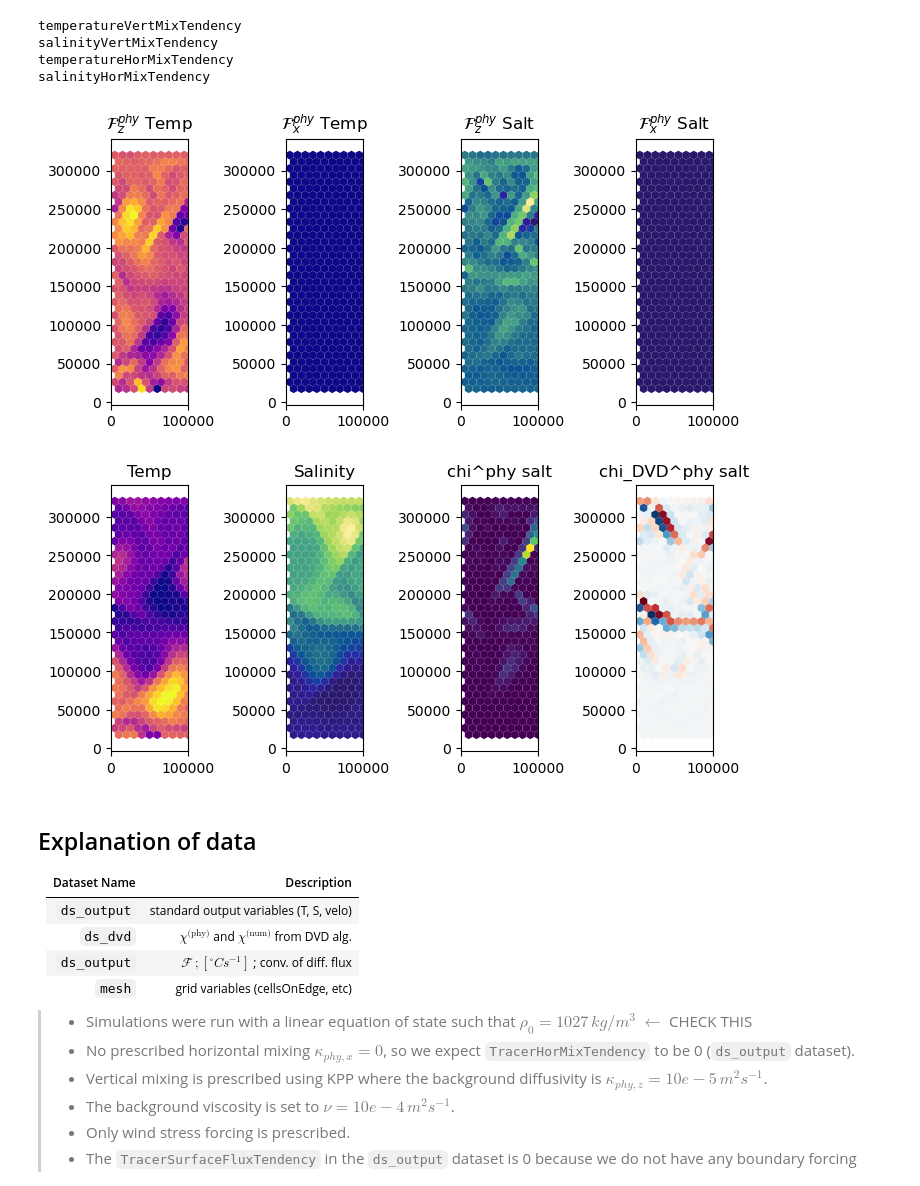
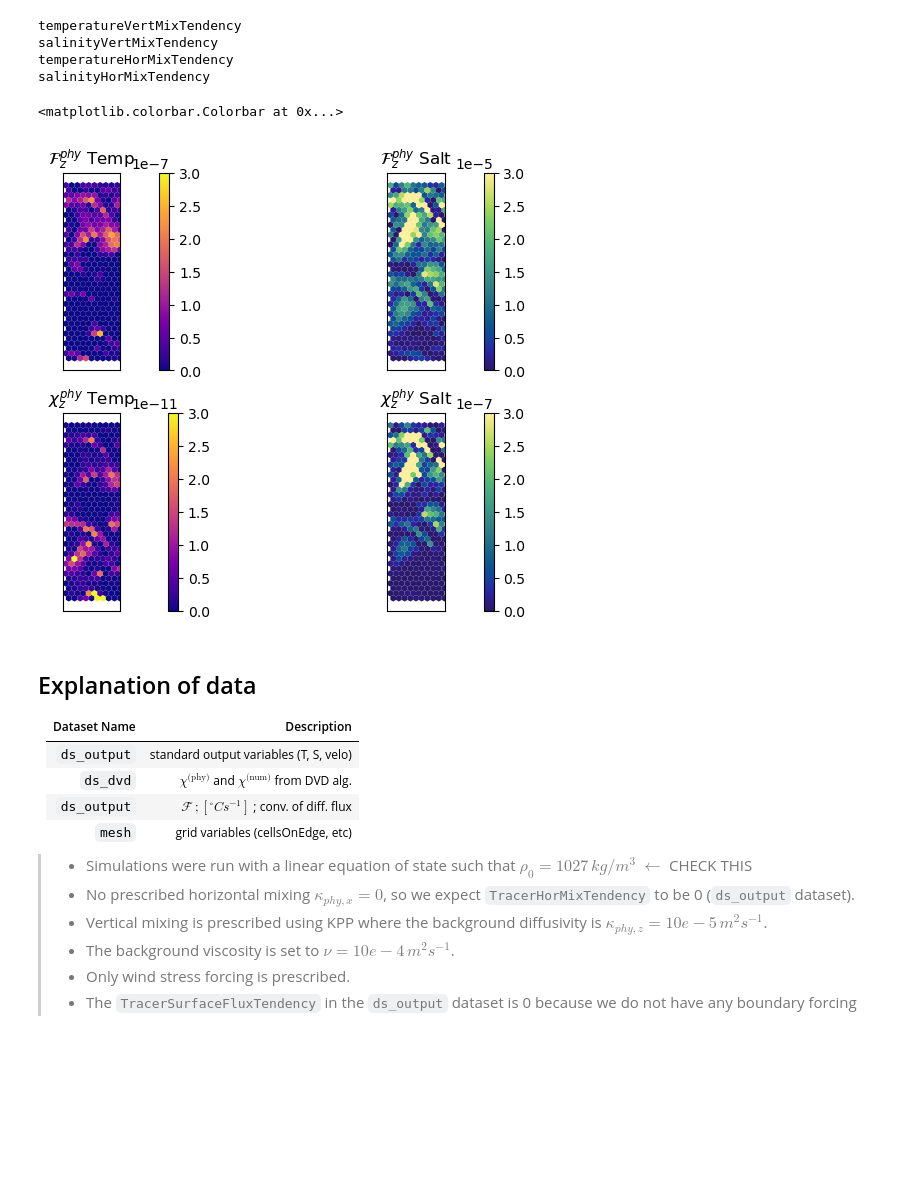
Before and after one commit to kailauyeda/WMT_DVD, a Jupyter notebook: bichan/analysis/preliminary_analysis.ipynb, the cells around one changed output. Saved outputs shown, nothing was run; the diff lists cells and outputs as text; code cells hidden in the pictures; blank space fills up the shorter version.

```diff
--- a/bichan/analysis/preliminary_analysis.ipynb
+++ b/bichan/analysis/preliminary_analysis.ipynb
@@ -102,40 +112,35 @@ temperatureVertMixTendency
 salinityVertMixTendency
 temperatureHorMixTendency
 salinityHorMixTendency
-# %%
-fig,ax = plt.subplots(nrows=1,ncols=4,constrained_layout=True,figsize=(7,12))
-
-mosaic.polypcolor(ax[0],descriptor, ds_output.temperatureVertMixTendency.isel(Time=300, nVertLevels=0), cmap='plasma')
-mosaic.polypcolor(ax[1],descriptor, ds_output.temperatureHorMixTendency.isel(Time=300, nVertLevels=0), cmap='plasma')
-mosaic.polypcolor(ax[2],descriptor, ds_output.salinityVertMixTendency.isel(Time=300, nVertLevels=1),cmap='cmo.haline')
-mosaic.polypcolor(ax[3],descriptor, ds_output.salinityHorMixTendency.isel(Time=300, nVertLevels=0),cmap='cmo.haline')
-ax[0].set_title(r'$\mathcal{F}^{phy}_{z}$ Temp')
-ax[1].set_title(r'$\mathcal{F}^{phy}_{x}$ Temp')
-ax[2].set_title(r'$\mathcal{F}^{phy}_{z}$ Salt')
-ax[3].set_title(r'$\mathcal{F}^{phy}_{x}$ Salt')
-
-for i in range(0,4):
-    ax[i].set_aspect(1.0)
-# %% [output]
-[figure, removed]
-# %%
-fig,ax = plt.subplots(nrows=1,ncols=4,constrained_layout=True,figsize=(7,12))
-
-
-#mosaic.polypcolor(ax[0,0], descriptor, region00_plan.isel(Time = time_idx), cmap='RdBu_r', vmin=-cbar_value, vmax=cbar_value)
-mosaic.polypcolor(ax[0],descriptor, ds_output.temperature.isel(Time=300, nVertLevels=0), cmap='plasma')
-mosaic.polypcolor(ax[1],descriptor, ds_output.salinity.isel(Time=300, nVertLevels=0), cmap='cmo.haline')
-mosaic.polypcolor(ax[2],descriptor, ds_dvd.chiPhyVerSalt.isel(Time=300, nVertLevelsP1=1))
-mosaic.polypcolor(ax[3],descriptor, ds_dvd.chiSpurSaltBR08.isel(Time=300, nVertLevels=0),cmap='RdBu_r')
-ax[0].set_title('Temp')
-ax[1].set_title('Salinity')
-ax[2].set_title('chi^phy salt')
-ax[3].set_title('chi_DVD^phy salt')
-
-for i in range(0,4):
-    ax[i].set_aspect(1.0)
-# %% [output]
-[figure, removed]
+# %%
+# comparison of mixing
+fig,ax = plt.subplots(nrows=2, ncols = 2, constrained_layout=True)
+
+# calculated as convergence of diffusive flux
+a = mosaic.polypcolor(ax[0,0],descriptor, ds_output.temperatureVertMixTendency.isel(Time=time_idx, nVertLevels=0), cmap='plasma',vmin=0, vmax=3e-7)
+b = mosaic.polypcolor(ax[0,1],descriptor, ds_output.salinityVertMixTendency.isel(Time=time_idx, nVertLevels=0),cmap='cmo.haline',vmin=0,vmax=3e-5)
+ax[0,0].set_title(r'$\mathcal{F}^{phy}_{z}$ Temp')
+ax[0,1].set_title(r'$\mathcal{F}^{phy}_{z}$ Salt')
+
+# calculated as tracer variance decay
+c = mosaic.polypcolor(ax[1,0],descriptor, ds_dvd.chiPhyVerTemp_center.isel(Time=time_idx, nVertLevels=0), cmap='plasma',vmin=0, vmax = 3e-11)
+d = mosaic.polypcolor(ax[1,1],descriptor, ds_dvd.chiPhyVerSalt_center.isel(Time=time_idx, nVertLevels=0), cmap='cmo.haline',vmin=0,vmax=3e-7)
+ax[1,0].set_title(r'$\chi_z^{phy}$ Temp')
+ax[1,1].set_title(r'$\chi_z^{phy}$ Salt')
+
+for i in range(0,2):
+    for j in range(0,2):
+        ax[i,j].set_aspect(1.0)
+        ax[i,j].set_xticks([])
+        ax[i,j].set_yticks([])
+
+fig.colorbar(a, ax = ax[0,0])
+fig.colorbar(b, ax = ax[0,1])
+fig.colorbar(c, ax = ax[1,0])
+fig.colorbar(d, ax = ax[1,1])
+# %% [output]
+<matplotlib.colorbar.Colorbar at 0x...>
+[figure, added]
 # %% [markdown]
 ## Explanation of data
 
```
Also changed, not shown: parts of 19 cells of this notebook.
